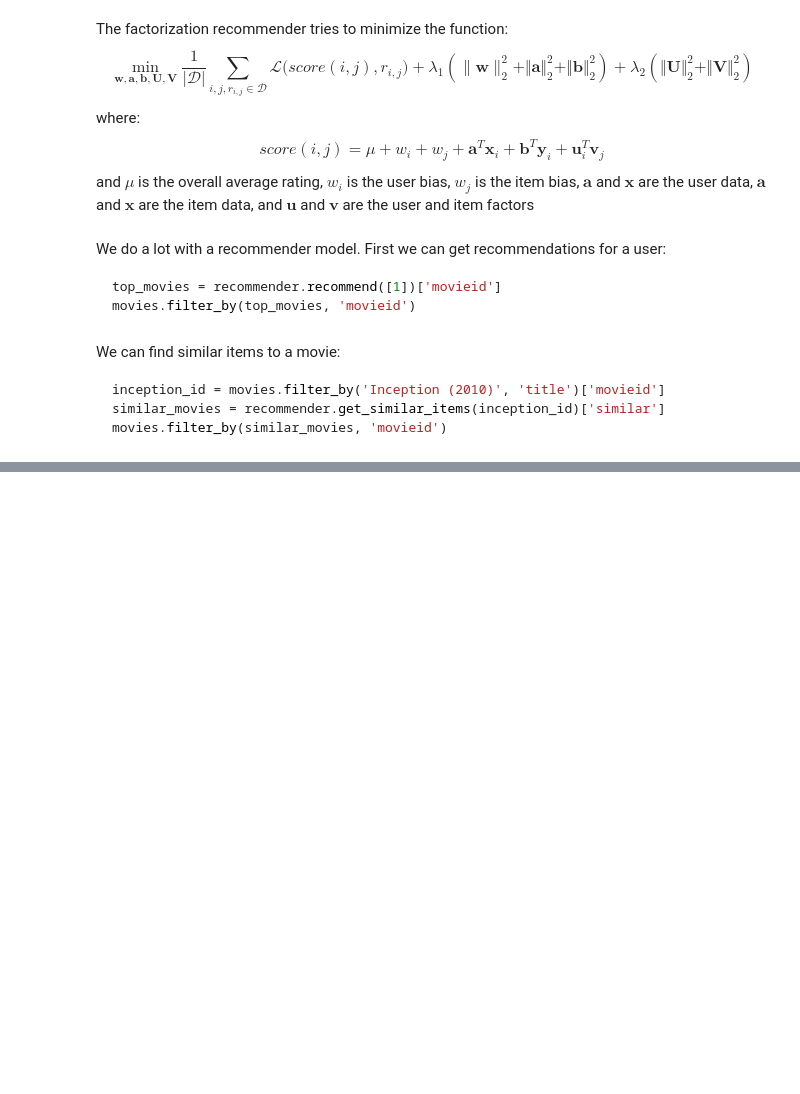
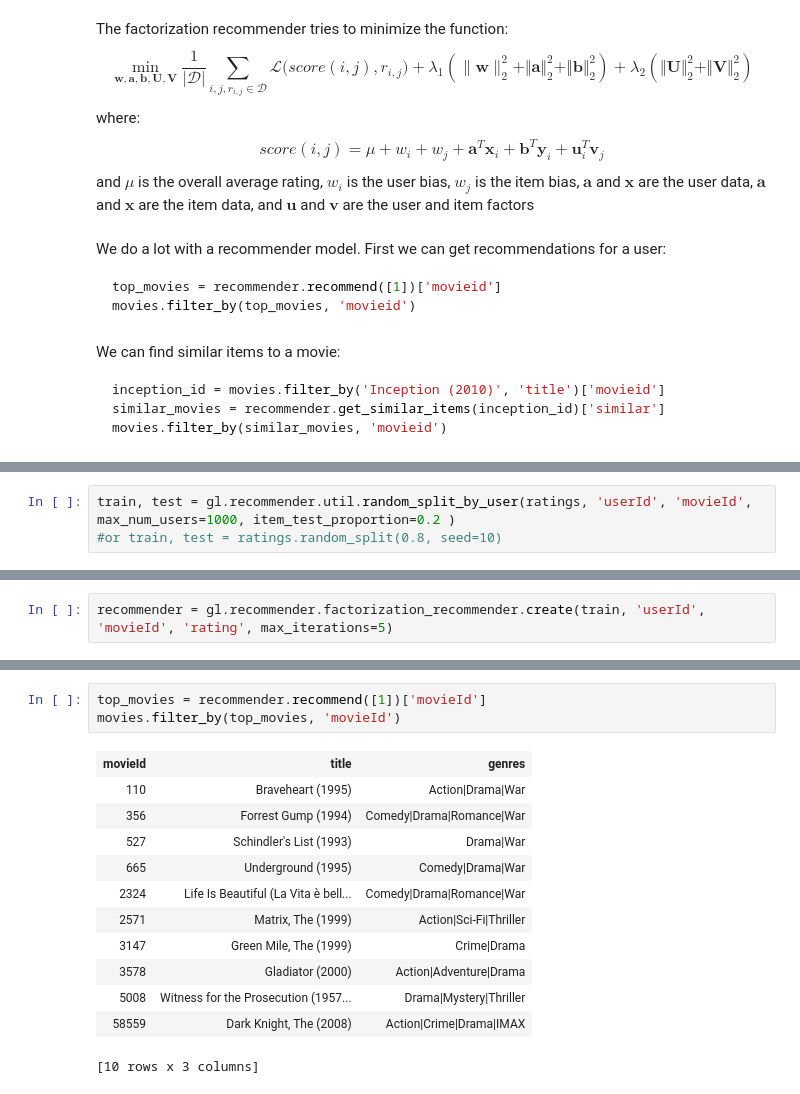
Before and after one commit to supwest/graphlab_demo, a Jupyter notebook: recommender_demo.ipynb, the cells around one changed output, grey strips where cells are left out. Drawn from its saved outputs; the diff is of its cells as text; blank space fills up the shorter version.

```diff
--- a/recommender_demo.ipynb
+++ b/recommender_demo.ipynb
@@ -29,0 +99,3 @@ movies.filter_by(similar_movies, 'movieid')
+# %%
+train, test = gl.recommender.util.random_split_by_user(ratings, 'userId', 'movieId', max_num_users=1000, item_test_proportion=0.2 )
+#or train, test = ratings.random_split(0.8, seed=10)
@@ -29,0 +106,2 @@ movies.filter_by(similar_movies, 'movieid')
+# %%
+recommender = gl.recommender.factorization_recommender.create(train, 'userId', 'movieId', 'rating', max_iterations=5)
@@ -29,0 +122,16 @@ movies.filter_by(similar_movies, 'movieid')
+# %%
+top_movies = recommender.recommend([1])['movieId']
+movies.filter_by(top_movies, 'movieId')
+# %% [output]
+| movieId | title | genres |
+| 110 | Braveheart (1995) | Action|Drama|War |
+| 356 | Forrest Gump (1994) | Comedy|Drama|Romance|War |
+| 527 | Schindler's List (1993) | Drama|War |
+| 665 | Underground (1995) | Comedy|Drama|War |
+| 2324 | Life Is Beautiful (La Vita è bell... | Comedy|Drama|Romance|War |
+| 2571 | Matrix, The (1999) | Action|Sci-Fi|Thriller |
+| 3147 | Green Mile, The (1999) | Crime|Drama |
+| 3578 | Gladiator (2000) | Action|Adventure|Drama |
+| 5008 | Witness for the Prosecution (1957... | Drama|Mystery|Thriller |
+| 58559 | Dark Knight, The (2008) | Action|Crime|Drama|IMAX |
+[10 rows x 3 columns]
```
Also changed, not shown: parts of 18 cells of this notebook, 1 other file.
